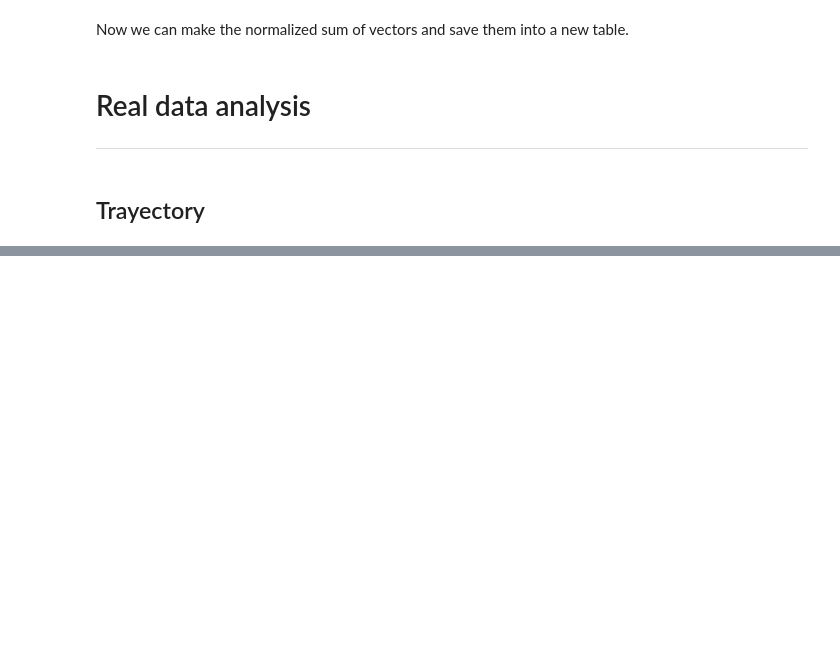
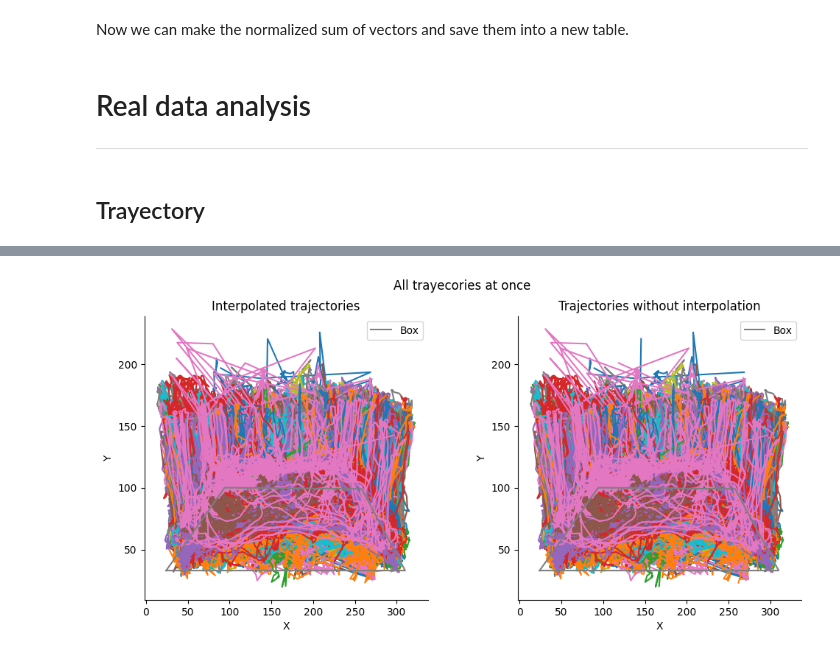
Before and after one commit to Gonzalo-Ortega/Stereotypical-Behavior-Classification, a Jupyter notebook: DeepLabCut_Gonzalo.ipynb, the cells around one changed output, grey strips where cells are left out. Cells and saved outputs as stored; diff of their text form; code cells hidden in the pictures; blank space fills up the shorter version.

```diff
--- a/DeepLabCut_Gonzalo.ipynb
+++ b/DeepLabCut_Gonzalo.ipynb
@@ -729 +788,5 @@ figure_all_trayectories(filtered_data_top)
+# %%
+figure_all_trayectories(filtered_data_lateral, format=1)
+# %% [output]
+[figure, added]
 # %%
```
Also changed, not shown: parts of 14 cells of this notebook.
